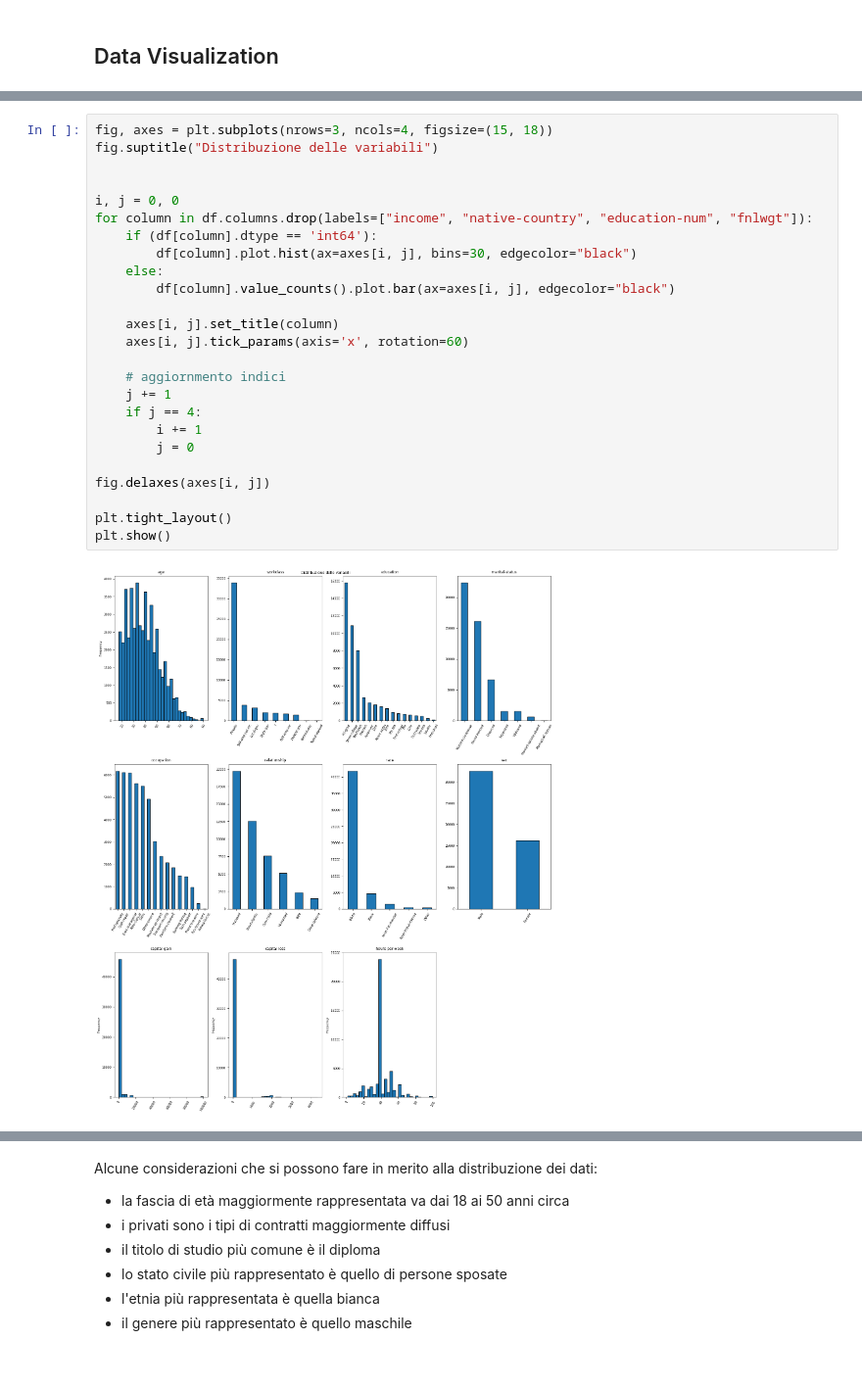
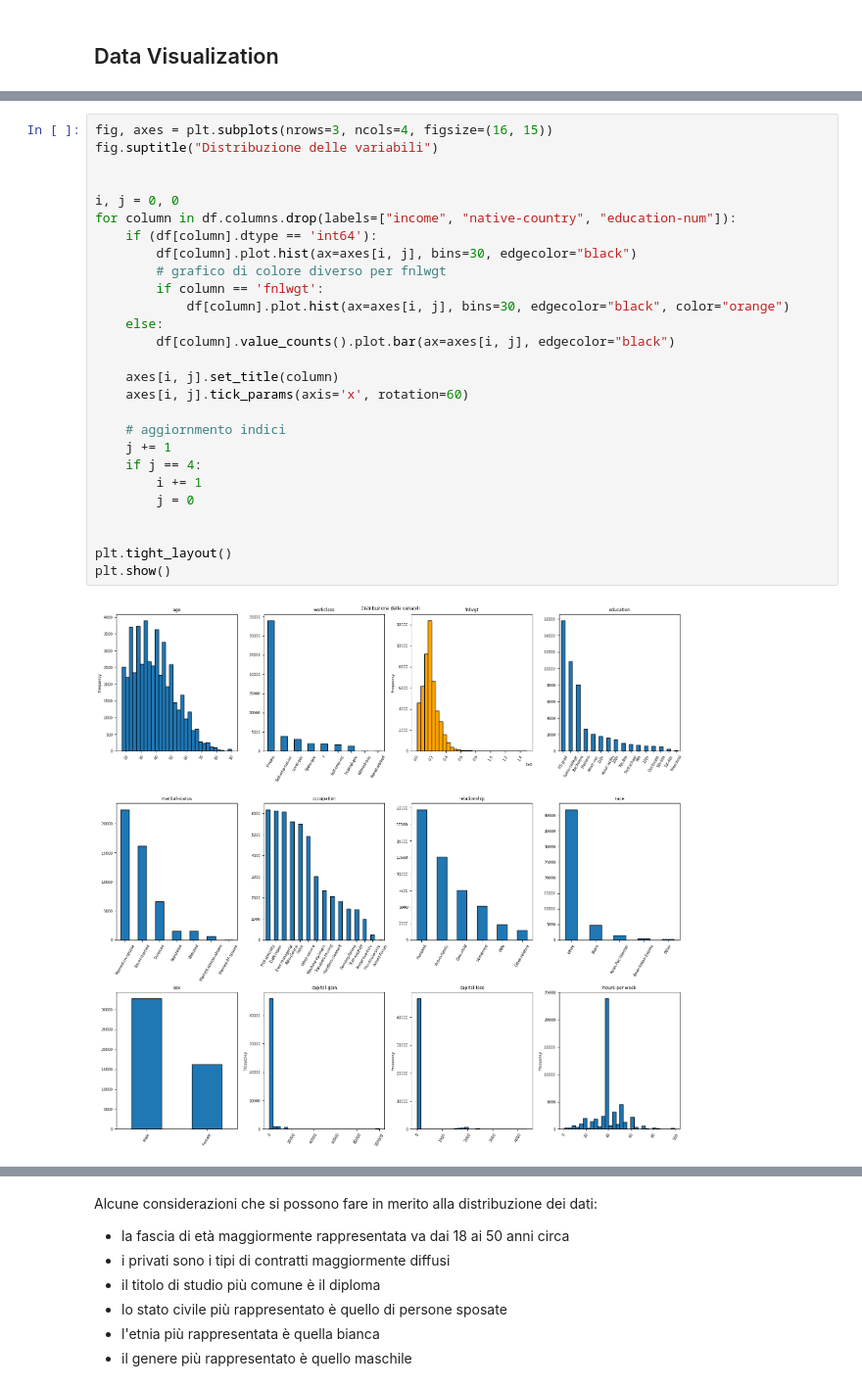
Before and after one commit to NicoSanse/ML_Project, a Jupyter notebook: Project.ipynb, the cells around one changed output, grey strips where cells are left out. Shown at 98% size. Drawn from its saved outputs; the diff is of its cells as text.

Commit message:
revisiting the graphics

```diff
--- a/Project.ipynb
+++ b/Project.ipynb
@@ -292,29 +293,31 @@ Ora procediamo a visualizzare le statistiche del dataset. Il primo tipo di grafi
 # %%
-fig, axes = plt.subplots(nrows=3, ncols=4, figsize=(15, 18))
+fig, axes = plt.subplots(nrows=3, ncols=4, figsize=(16, 15))
 fig.suptitle("Distribuzione delle variabili")
 
 
 i, j = 0, 0
-for column in df.columns.drop(labels=["income", "native-country", "education-num", "fnlwgt"]):
+for column in df.columns.drop(labels=["income", "native-country", "education-num"]):
     if (df[column].dtype == 'int64'):
         df[column].plot.hist(ax=axes[i, j], bins=30, edgecolor="black")
+        # grafico di colore diverso per fnlwgt
+        if column == 'fnlwgt':
+            df[column].plot.hist(ax=axes[i, j], bins=30, edgecolor="black", color="orange")
     else:
         df[column].value_counts().plot.bar(ax=axes[i, j], edgecolor="black")
 
     axes[i, j].set_title(column)
     axes[i, j].tick_params(axis='x', rotation=60)
 
     # aggiornmento indici
     j += 1
     if j == 4:
         i += 1
         j = 0
 
-fig.delaxes(axes[i, j])
 
 plt.tight_layout()
 plt.show()
 # %% [output]
-[figure, old version]
+[figure, new version]
 # %%
 # plotto separatamente native-country
```
Also changed, not shown: parts of 24 cells of this notebook.
